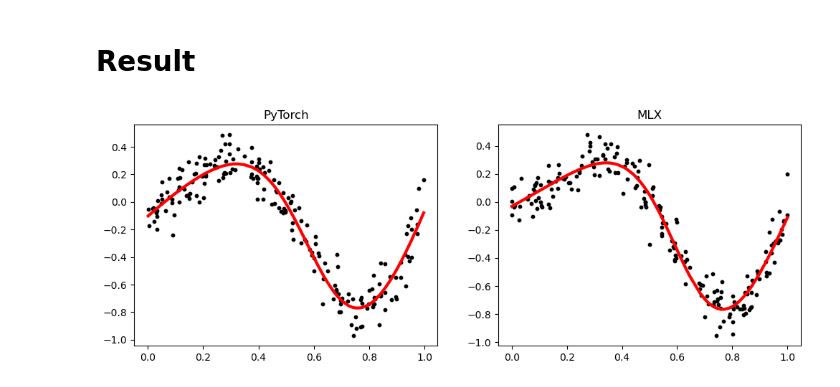
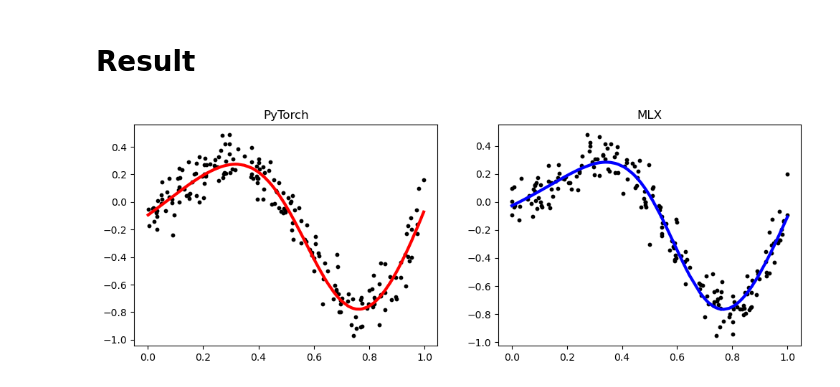
Before and after one commit to jiemingyou/pytorch-mlx-neural-networks, a Jupyter notebook: 01 MLP/MLP.ipynb, the cells around one changed output. Saved outputs shown, nothing was run; the diff lists cells and outputs as text; code cells hidden in the pictures.

Commit message:
fix: plot color scheme

```diff
--- a/01 MLP/MLP.ipynb
+++ b/01 MLP/MLP.ipynb
@@ -115,11 +115,11 @@ MLX forward pass time: 0.0000 seconds
 # %%
 fig, ax = plt.subplots(1, 2, figsize=(12, 4))
 ax[0].scatter(x_pt.cpu().numpy(), y_pt.cpu().numpy(), c='black', s=10)
 ax[0].plot(x_pt.cpu().numpy(), y_pred_pt, c='r', lw=3)
 ax[0].set_title('PyTorch')
 ax[1].scatter(x_mlx, y_mlx, c='black', s=10)
-ax[1].plot(x_mlx, y_pred_mlx, c='r', lw=3)
+ax[1].plot(x_mlx, y_pred_mlx, c='b', lw=3)
 ax[1].set_title('MLX')
 plt.show()
 # %% [output]
-[figure, old version]
+[figure, new version]
```
Also changed, not shown: parts of 1 cell of this notebook.
